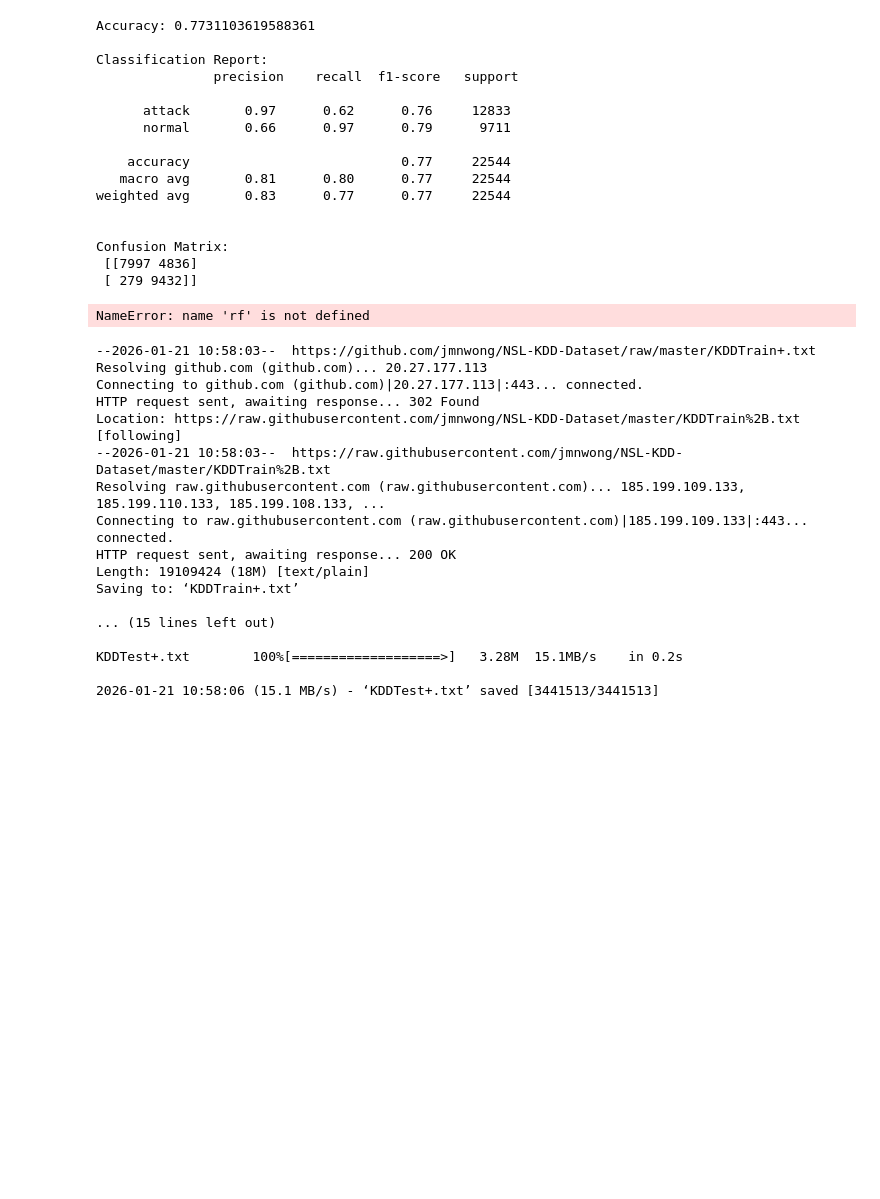
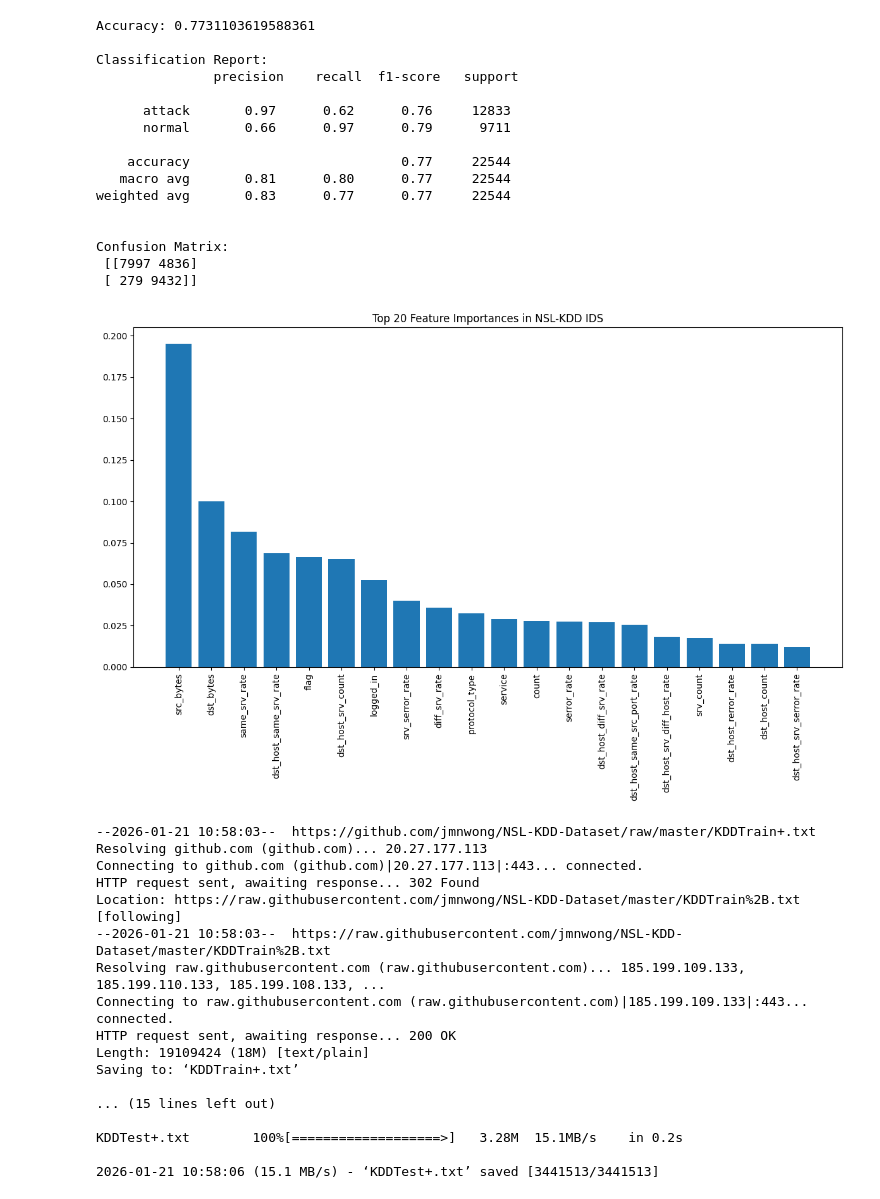
Before and after one commit to suvethaaa/AI-Based-Intrusion-Detection-System, a Jupyter notebook: IDS_NSL_KDD.ipynb, the cells around one changed output. Cells and saved outputs as stored; diff of their text form; code cells hidden in the pictures; blank space fills up the shorter version.

```diff
--- a/IDS_NSL_KDD.ipynb
+++ b/IDS_NSL_KDD.ipynb
@@ -121,19 +121,30 @@ Confusion Matrix:
  [ 279 9432]]
 # %%
 import matplotlib.pyplot as plt
+from sklearn.ensemble import RandomForestClassifier # Added import for RandomForestClassifier
+
+# Initialize and train the RandomForestClassifier
+# This ensures 'rf' is defined for feature importance calculation.
+# Assuming X_train_scaled, y_train (for fitting) and X_train (for column names) are available from previous steps.
+rf = RandomForestClassifier(
+    n_estimators=100,  # number of trees
+    random_state=42,
+    n_jobs=-1
+)
+rf.fit(X_train_scaled, y_train)
 
 # Get feature importance
 importances = rf.feature_importances_
 indices = np.argsort(importances)[::-1][:20]  # Top 20 features
 
 plt.figure(figsize=(12,8))
 plt.title("Top 20 Feature Importances in NSL-KDD IDS")
 plt.bar(range(20), importances[indices])
 plt.xticks(range(20), [X_train.columns[i] for i in indices], rotation=90)
 plt.tight_layout()
 plt.show()
 # %% [output]
-NameError: name 'rf' is not defined
+[figure, added]
 # %%
 # 1. Re-imports (if needed)
 import pandas as pd
```
